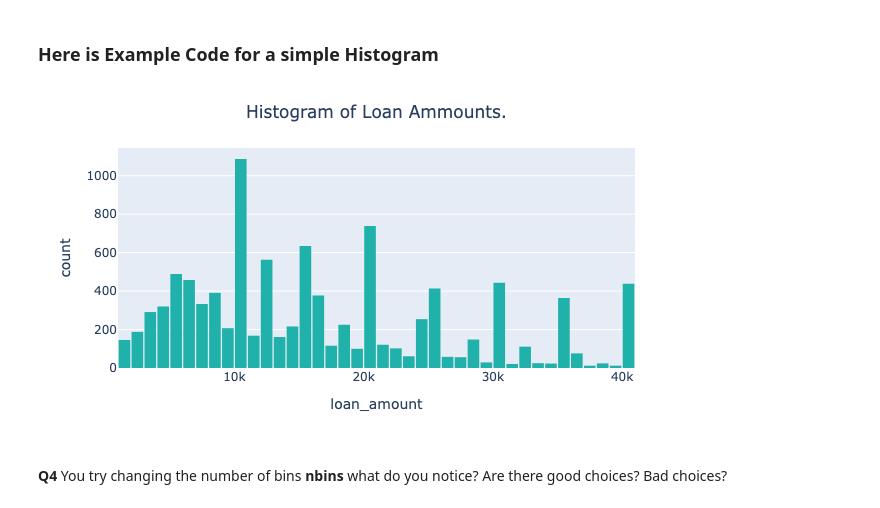
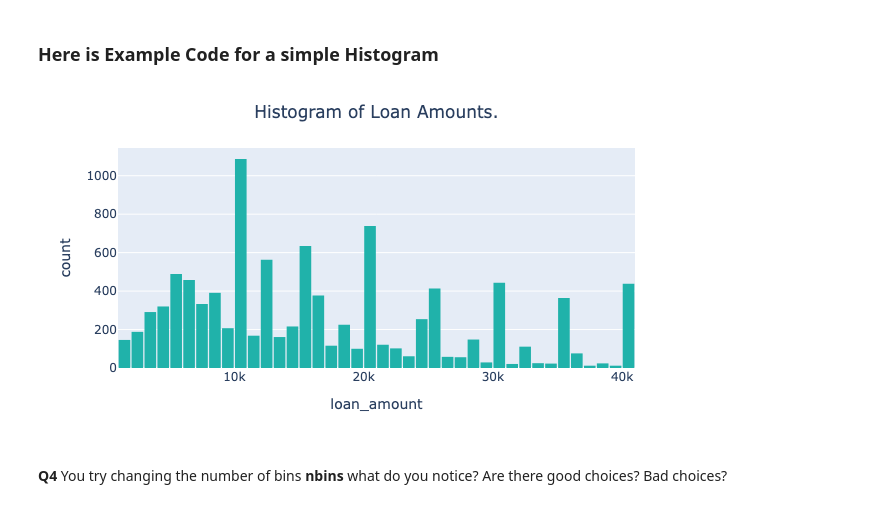
Before and after one commit to JaidenC4/Day4, a Jupyter notebook: Day4-HW.ipynb, the cells around one changed output. Drawn from its saved outputs; the diff is of its cells as text; code cells hidden in the pictures.

```diff
--- a/Day4-HW.ipynb
+++ b/Day4-HW.ipynb
@@ -100,15 +100,15 @@ show(DF)
 # %%
 fig = px.histogram(DF,
                    nbins=50,
                    x='loan_amount',
                    color_discrete_sequence=['lightseagreen'])
 
 fig.update_layout(bargap=0.1,
-                  title='Histogram of Loan Ammounts.',
+                  title='Histogram of Loan Amounts.',
                   title_x=0.5)
 fig.show()# Your code here
 # %% [output]
-[figure, old version]
+[figure, new version]
 # %% [markdown]
 **Q4** You try changing the number of bins **nbins** what do you notice? Are there good choices? Bad choices?
 # %%
```
Also changed, not shown: parts of 4 cells of this notebook.
